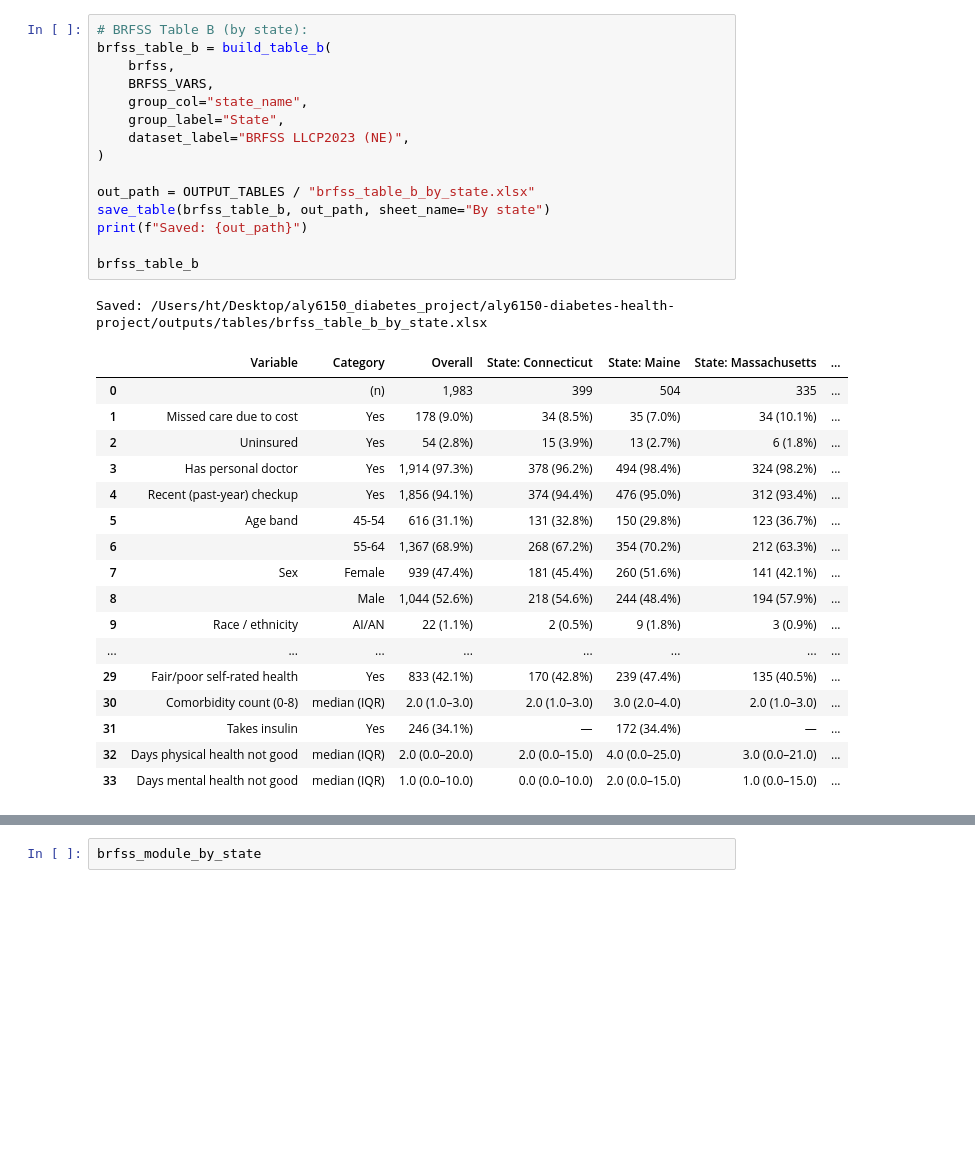
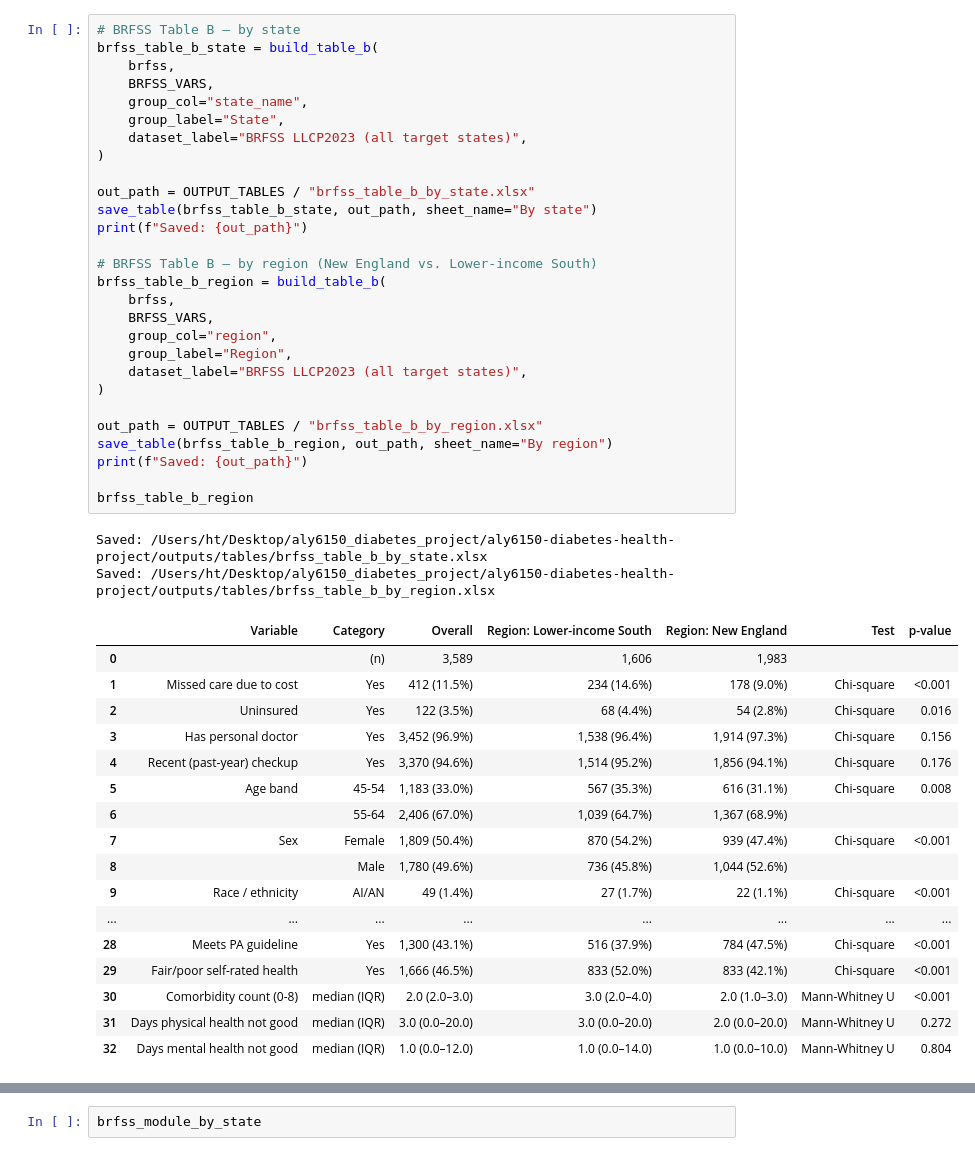
Before and after one commit to t-trinh-15/aly6150-diabetes-health-project, a Jupyter notebook: notebooks/03_descriptive_tables.ipynb, the cells around one changed output, grey strips where cells are left out. Cells and saved outputs as stored; diff of their text form; blank space fills up the shorter version.

```diff
--- a/notebooks/03_descriptive_tables.ipynb
+++ b/notebooks/03_descriptive_tables.ipynb
@@ -83,35 +83,49 @@ Saved: /Users/ht/Desktop/aly6150_diabetes_project/aly6150-diabetes-health-projec
 # %%
-# BRFSS Table B (by state):
-brfss_table_b = build_table_b(
+# BRFSS Table B — by state
+brfss_table_b_state = build_table_b(
     brfss,
     BRFSS_VARS,
     group_col="state_name",
     group_label="State",
-    dataset_label="BRFSS LLCP2023 (NE)",
+    dataset_label="BRFSS LLCP2023 (all target states)",
 )
 
 out_path = OUTPUT_TABLES / "brfss_table_b_by_state.xlsx"
-save_table(brfss_table_b, out_path, sheet_name="By state")
+save_table(brfss_table_b_state, out_path, sheet_name="By state")
 print(f"Saved: {out_path}")
 
-brfss_table_b
+# BRFSS Table B — by region (New England vs. Lower-income South)
+brfss_table_b_region = build_table_b(
+    brfss,
+    BRFSS_VARS,
+    group_col="region",
+    group_label="Region",
+    dataset_label="BRFSS LLCP2023 (all target states)",
+)
+
+out_path = OUTPUT_TABLES / "brfss_table_b_by_region.xlsx"
+save_table(brfss_table_b_region, out_path, sheet_name="By region")
+print(f"Saved: {out_path}")
+
+brfss_table_b_region
 # %% [output]
 Saved: /Users/ht/Desktop/aly6150_diabetes_project/aly6150-diabetes-health-project/outputs/tables/brfss_table_b_by_state.xlsx
+Saved: /Users/ht/Desktop/aly6150_diabetes_project/aly6150-diabetes-health-project/outputs/tables/brfss_table_b_by_region.xlsx
-|  | Variable | Category | Overall | State: Connecticut | State: Maine | State: Massachusetts | ... |
-| 0 |  | (n) | 1,983 | 399 | 504 | 335 | ... |
-| 1 | Missed care due to cost | Yes | 178 (9.0%) | 34 (8.5%) | 35 (7.0%) | 34 (10.1%) | ... |
-| 2 | Uninsured | Yes | 54 (2.8%) | 15 (3.9%) | 13 (2.7%) | 6 (1.8%) | ... |
-| 3 | Has personal doctor | Yes | 1,914 (97.3%) | 378 (96.2%) | 494 (98.4%) | 324 (98.2%) | ... |
-| 4 | Recent (past-year) checkup | Yes | 1,856 (94.1%) | 374 (94.4%) | 476 (95.0%) | 312 (93.4%) | ... |
-| 5 | Age band | 45-54 | 616 (31.1%) | 131 (32.8%) | 150 (29.8%) | 123 (36.7%) | ... |
-| 6 |  | 55-64 | 1,367 (68.9%) | 268 (67.2%) | 354 (70.2%) | 212 (63.3%) | ... |
-| 7 | Sex | Female | 939 (47.4%) | 181 (45.4%) | 260 (51.6%) | 141 (42.1%) | ... |
-| 8 |  | Male | 1,044 (52.6%) | 218 (54.6%) | 244 (48.4%) | 194 (57.9%) | ... |
-| 9 | Race / ethnicity | AI/AN | 22 (1.1%) | 2 (0.5%) | 9 (1.8%) | 3 (0.9%) | ... |
+|  | Variable | Category | Overall | Region: Lower-income South | Region: New England | Test | p-value |
+| 0 |  | (n) | 3,589 | 1,606 | 1,983 |  |  |
+| 1 | Missed care due to cost | Yes | 412 (11.5%) | 234 (14.6%) | 178 (9.0%) | Chi-square | <0.001 |
+| 2 | Uninsured | Yes | 122 (3.5%) | 68 (4.4%) | 54 (2.8%) | Chi-square | 0.016 |
+| 3 | Has personal doctor | Yes | 3,452 (96.9%) | 1,538 (96.4%) | 1,914 (97.3%) | Chi-square | 0.156 |
+| 4 | Recent (past-year) checkup | Yes | 3,370 (94.6%) | 1,514 (95.2%) | 1,856 (94.1%) | Chi-square | 0.176 |
+| 5 | Age band | 45-54 | 1,183 (33.0%) | 567 (35.3%) | 616 (31.1%) | Chi-square | 0.008 |
+| 6 |  | 55-64 | 2,406 (67.0%) | 1,039 (64.7%) | 1,367 (68.9%) |  |  |
+| 7 | Sex | Female | 1,809 (50.4%) | 870 (54.2%) | 939 (47.4%) | Chi-square | <0.001 |
+| 8 |  | Male | 1,780 (49.6%) | 736 (45.8%) | 1,044 (52.6%) |  |  |
+| 9 | Race / ethnicity | AI/AN | 49 (1.4%) | 27 (1.7%) | 22 (1.1%) | Chi-square | <0.001 |
 | ... | ... | ... | ... | ... | ... | ... | ... |
-| 29 | Fair/poor self-rated health | Yes | 833 (42.1%) | 170 (42.8%) | 239 (47.4%) | 135 (40.5%) | ... |
-| 30 | Comorbidity count (0-8) | median (IQR) | 2.0 (1.0–3.0) | 2.0 (1.0–3.0) | 3.0 (2.0–4.0) | 2.0 (1.0–3.0) | ... |
-| 31 | Takes insulin | Yes | 246 (34.1%) | — | 172 (34.4%) | — | ... |
-| 32 | Days physical health not good | median (IQR) | 2.0 (0.0–20.0) | 2.0 (0.0–15.0) | 4.0 (0.0–25.0) | 3.0 (0.0–21.0) | ... |
-| 33 | Days mental health not good | median (IQR) | 1.0 (0.0–10.0) | 0.0 (0.0–10.0) | 2.0 (0.0–15.0) | 1.0 (0.0–15.0) | ... |
+| 28 | Meets PA guideline | Yes | 1,300 (43.1%) | 516 (37.9%) | 784 (47.5%) | Chi-square | <0.001 |
+| 29 | Fair/poor self-rated health | Yes | 1,666 (46.5%) | 833 (52.0%) | 833 (42.1%) | Chi-square | <0.001 |
+| 30 | Comorbidity count (0-8) | median (IQR) | 2.0 (2.0–3.0) | 3.0 (2.0–4.0) | 2.0 (1.0–3.0) | Mann-Whitney U | <0.001 |
+| 31 | Days physical health not good | median (IQR) | 3.0 (0.0–20.0) | 3.0 (0.0–20.0) | 2.0 (0.0–20.0) | Mann-Whitney U | 0.272 |
+| 32 | Days mental health not good | median (IQR) | 1.0 (0.0–12.0) | 1.0 (0.0–14.0) | 1.0 (0.0–10.0) | Mann-Whitney U | 0.804 |
 # %%
```
Also changed, not shown: parts of 7 cells of this notebook, 5 other files.
